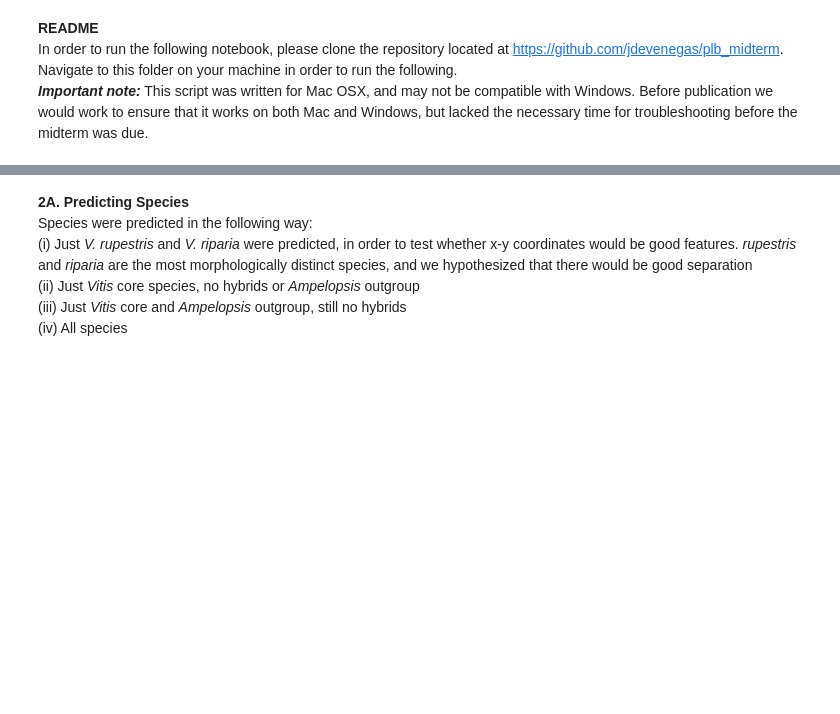
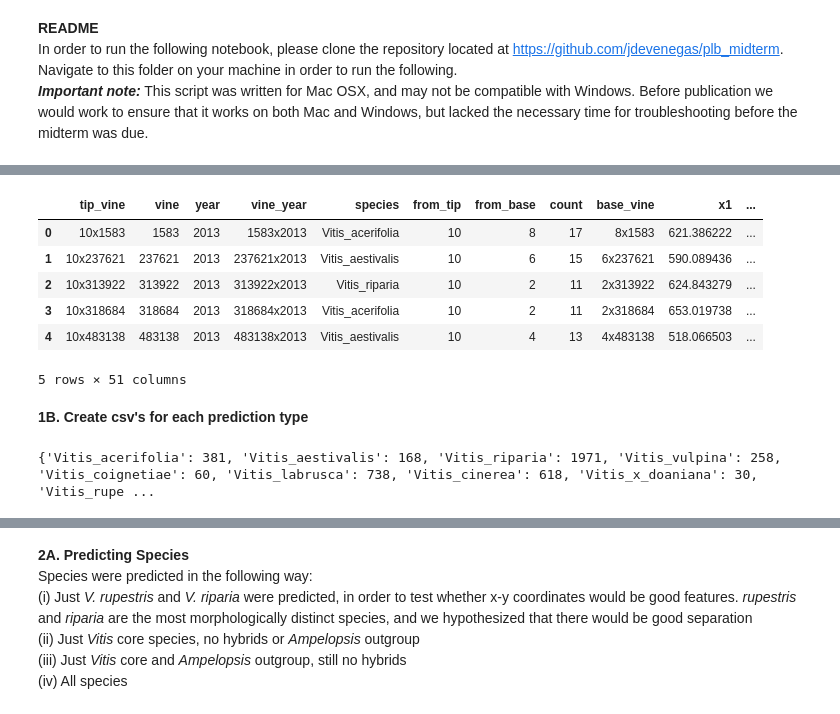
Before and after one commit to jdevenegas/plb_midterm, a Jupyter notebook: SVM_final_notebook.ipynb, the cells around one changed output, grey strips where cells are left out. Drawn from its saved outputs; the diff is of its cells as text; code cells hidden in the pictures; blank space fills up the shorter version.

```diff
--- a/SVM_final_notebook.ipynb
+++ b/SVM_final_notebook.ipynb
@@ -9,0 +81,12 @@ import pandas as pd
+# %%
+tips.head()
+# %% [output]
+|  | tip_vine | vine | year | vine_year | species | from_tip | from_base | count | base_vine | x1 | ... |
+| 0 | 10x1583 | 1583 | 2013 | 1583x2013 | Vitis_acerifolia | 10 | 8 | 17 | 8x1583 | 621.386222 | ... |
+| 1 | 10x237621 | 237621 | 2013 | 237621x2013 | Vitis_aestivalis | 10 | 6 | 15 | 6x237621 | 590.089436 | ... |
+| 2 | 10x313922 | 313922 | 2013 | 313922x2013 | Vitis_riparia | 10 | 2 | 11 | 2x313922 | 624.843279 | ... |
+| 3 | 10x318684 | 318684 | 2013 | 318684x2013 | Vitis_acerifolia | 10 | 2 | 11 | 2x318684 | 653.019738 | ... |
+| 4 | 10x483138 | 483138 | 2013 | 483138x2013 | Vitis_aestivalis | 10 | 4 | 13 | 4x483138 | 518.066503 | ... |
+5 rows × 51 columns
+# %% [markdown]
+**1B. Create csv's for each prediction type**
@@ -9,0 +135,11 @@ import pandas as pd
+# %%
+# check what species we have
+speciesDict={}
+for index,row in species.iterrows():
+    if row['Class'] not in speciesDict:
+        speciesDict[row['Class']]=1
+    else: speciesDict[row['Class']] +=1
+
+print(speciesDict)
+# %% [output]
+{'Vitis_acerifolia': 381, 'Vitis_aestivalis': 168, 'Vitis_riparia': 1971, 'Vitis_vulpina': 258, 'Vitis_coignetiae': 60, 'Vitis_labrusca': 738, 'Vitis_cinerea': 618, 'Vitis_x_doaniana': 30, 'Vitis_rupe ...
```
Also changed, not shown: parts of 46 cells of this notebook, 9 other files.
